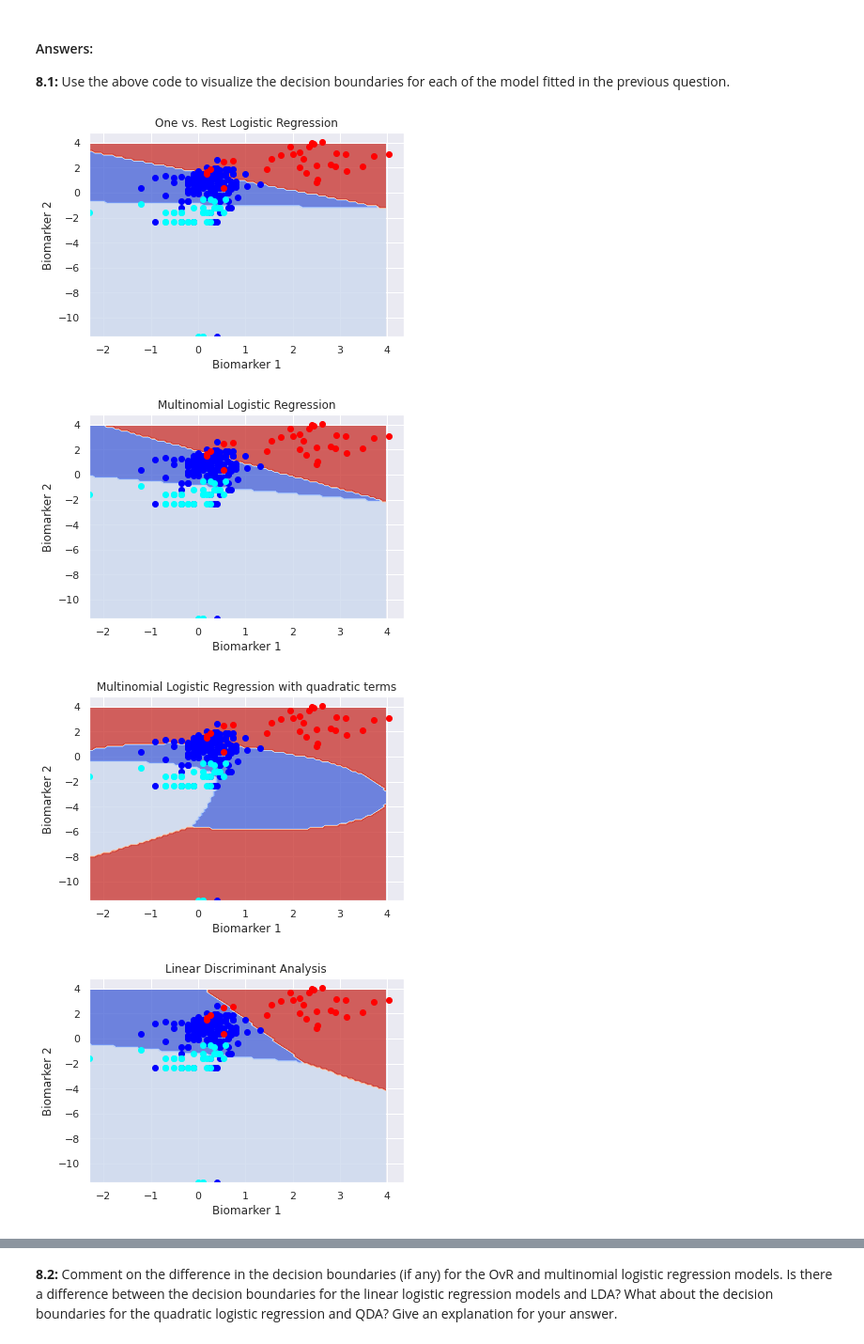
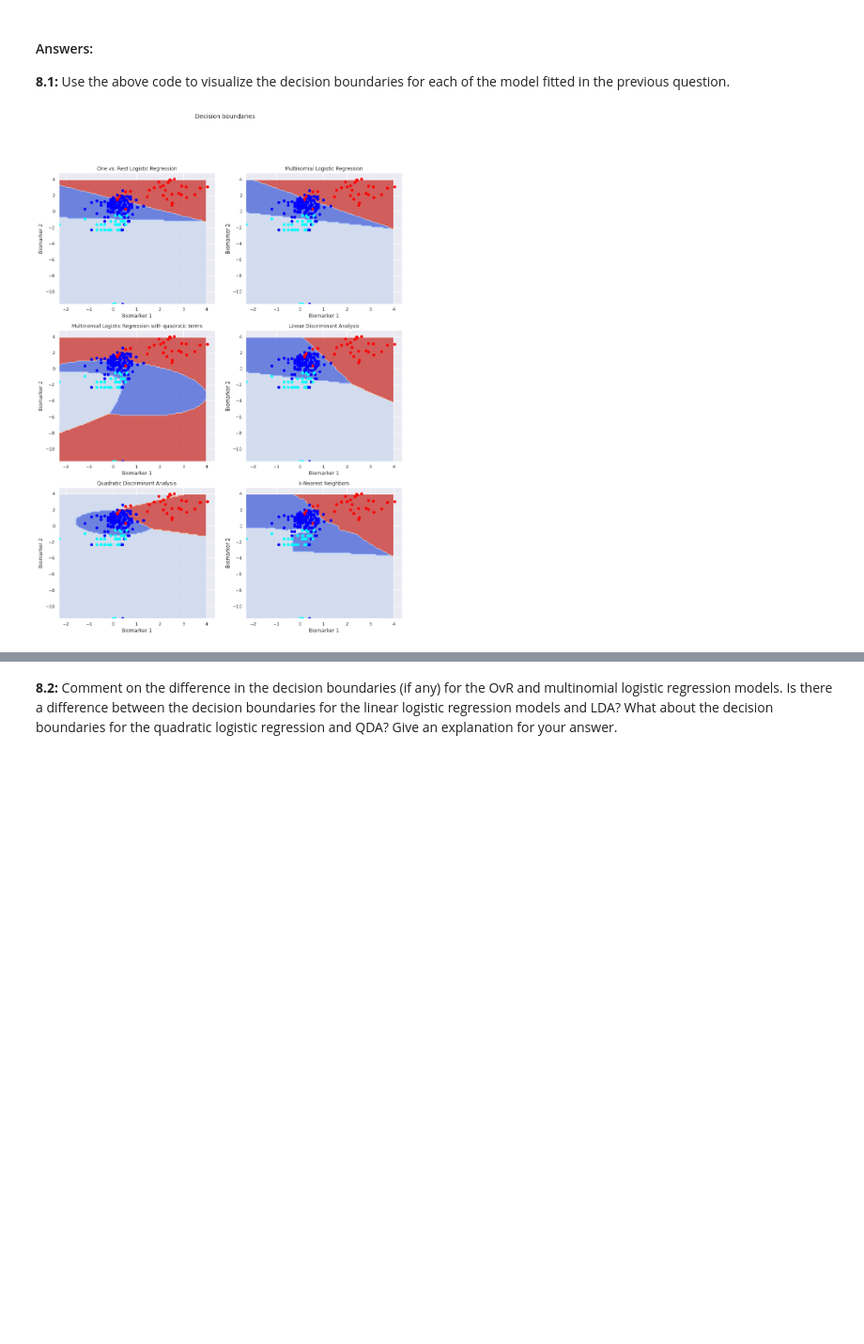
Before and after one commit to lucasresck/foundations-of-data-science, a Jupyter notebook: cs109a_hw5/cs109_hw5.ipynb, the cells around one changed output, grey strips where cells are left out. Shown at 94% size. Drawn from its saved outputs; the diff is of its cells as text; code cells hidden in the pictures; blank space fills up the shorter version.

```diff
--- a/cs109a_hw5/cs109_hw5.ipynb
+++ b/cs109a_hw5/cs109_hw5.ipynb
@@ -787,2 +868,22 @@ The classification accuracy of LDA in test data is 83.1858%.
 # %% [markdown]
 #### Quadratic Discriminant Analysis
+# %%
+kf = KFold(n_splits=5, shuffle=True, random_state=736)
+shrinkages = list(np.linspace(0, 1))
+mean_accuracies = []
+for shrinkage in shrinkages:
+    accuracies = []
+    for train_index, test_index in kf.split(X_train):
+        qda_model = QuadraticDiscriminantAnalysis(reg_param=shrinkage)
+        qda_model = qda_model.fit(X_train, y_train)
+        prediction = qda_model.predict(X_train[test_index])
+        missclassification = (prediction != y_train[test_index]).sum()
+        accuracy = 1 - missclassification/len(y_train[test_index])
+        accuracies.append(accuracy)
+    mean_accuracies.append(np.mean(accuracies))
+
+shrinkage = shrinkages[np.argmax(mean_accuracies)]
+print('Selected shrinkage {}, with mean accuracy equal to {:.4f}.'.format(
+    shrinkage,
+    np.max(mean_accuracies)
+))
@@ -789,5 +892,9 @@ The classification accuracy of LDA in test data is 83.1858%.
 # %%
-qda_model = QuadraticDiscriminantAnalysis().fit(X_train, y_train)
-missclassification = (qda_model.predict(X_train) != y_train).sum()/len(y_train)
-print('The classification accuracy of QDA in training data is {:.4f}%.'.format((1 - missclassification)*100))
+qda_model = QuadraticDiscriminantAnalysis(reg_param=shrinkage)
+qda_model = qda_model.fit(X_train, y_train)
+prediction = qda_model.predict(X_train)
+missclassification = (prediction != y_train).sum()/len(y_train)
+print('The classification accuracy of QDA in training data is {:.4f}%.'.format(
+    (1 - missclassification)*100
+))
 # %% [output]
@@ -917,26 +1030,27 @@ Also, if you have loaded the data sets into `pandas` data frames, you may use th
 
 **8.1:** Use the above code to visualize the decision boundaries for each of the model fitted in the previous question.
 # %%
-models = [ovr_lr_model, multi_lr_model, multi_quad_lr_model, lda_model, qda_model, knn_model]
+models = [
+    ovr_lr_model, multi_lr_model, multi_quad_lr_model,
+    lda_model, qda_model, knn_model
+]
 
+fig, axes = plt.subplots(3, 2, figsize=(15, 20))
+fig.suptitle('Decision boundaries')
 for i, model in enumerate(models):
-    fig, ax = plt.subplots()
     X = df.drop(columns='Diagnosis').to_numpy()
     y = df.Diagnosis.to_numpy()
     title = [
         'One vs. Rest Logistic Regression',
         'Multinomial Logistic Regression',
         'Multinomial Logistic Regression with quadratic terms',
         'Linear Discriminant Analysis',
         'Quadratic Discriminant Analysis',
         'k-Nearest Neighbors'
     ][i]
     if i == 2:
-        plot_decision_boundary(X, y, model, title, ax, 2)
+        plot_decision_boundary(X, y, model, title, axes.reshape(6)[i], 2)
     else:
-        plot_decision_boundary(X, y, model, title, ax)
+        plot_decision_boundary(X, y, model, title, axes.reshape(6)[i])
 # %% [output]
-[figure, old version]
+[figure, new version]
-[figure, removed]
-[figure, removed]
-[figure, removed]
```
Also changed, not shown: parts of 52 cells of this notebook.
